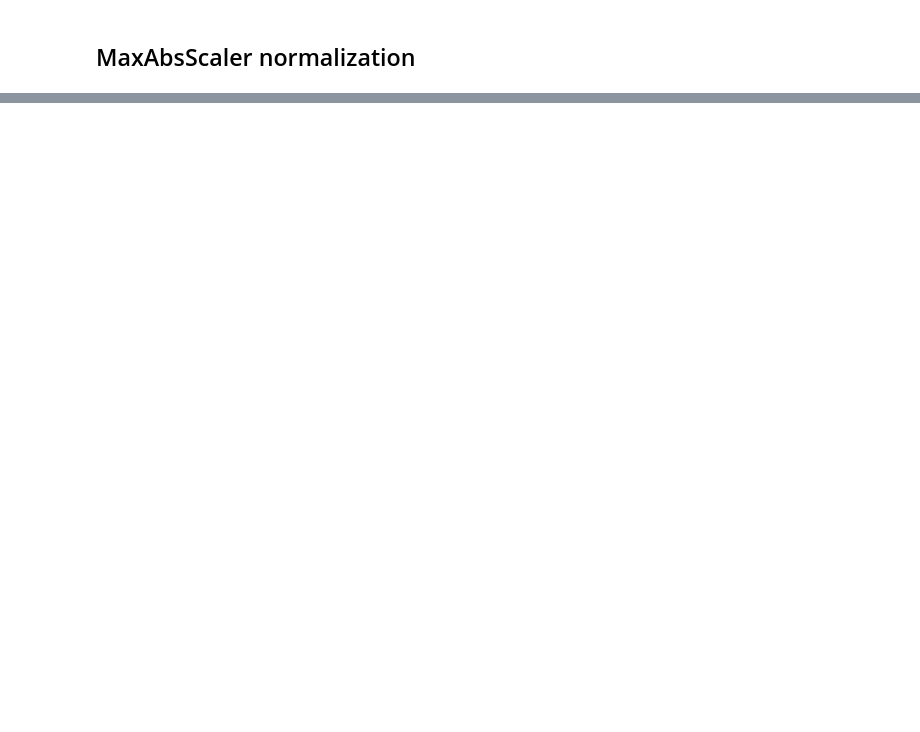
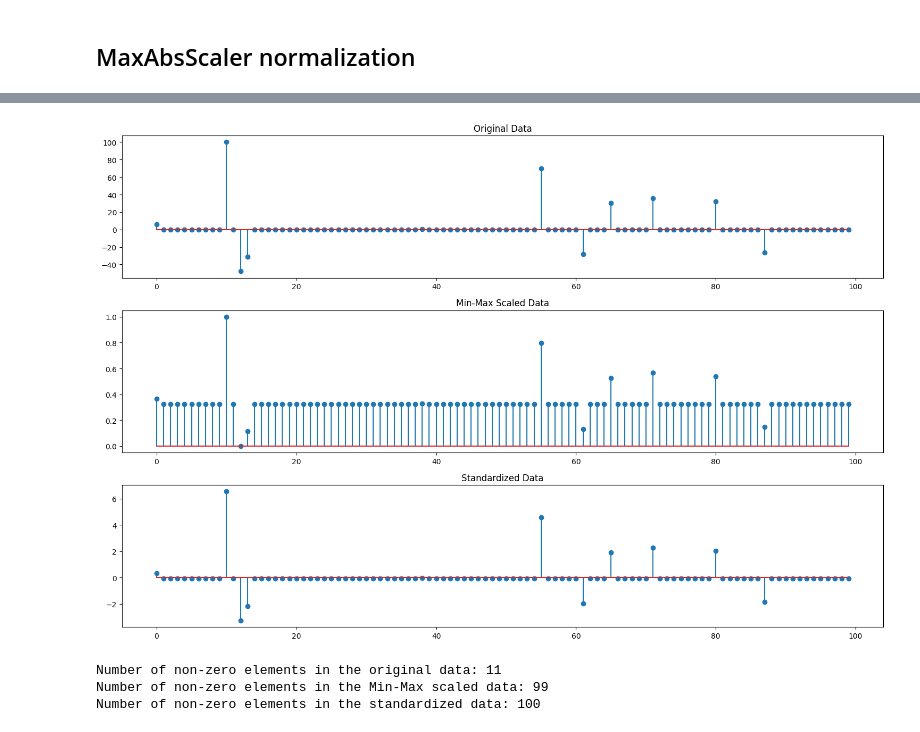
Before and after one commit to deepdewdeep/Pattern_Recognition, a Jupyter notebook: Graded Assignment 1.ipynb, the cells around one changed output, grey strips where cells are left out. Saved outputs shown, nothing was run; the diff lists cells and outputs as text; code cells hidden in the pictures; blank space fills up the shorter version.

Commit message:
On branch main  Your branch is up to date with 'origin/main'.
 Changes to be committed:
	modified:   Graded Assignment 1.ipynb

```diff
--- a/Graded Assignment 1.ipynb
+++ b/Graded Assignment 1.ipynb
@@ -59,0 +60,59 @@ plt.show()
+# %%
+# Min-Max scaling
+def min_max_scale(data):
+    min_val = np.min(data)
+    max_val = np.max(data)
+    scaled_data = (data - min_val) / (max_val - min_val)
+    return scaled_data
+
+# Standardization scaling (Z-score normalization)
+def standardize_scale(data):
+    mean_val = np.mean(data)
+    std_val = np.std(data)
+    scaled_data = (data - mean_val) / std_val
+    return scaled_data
+
+# Apply Min-Max scaling and Standardization scaling
+min_max_scaled_signal = min_max_scale(signal)
+standardized_signal = standardize_scale(signal)
+
+# Plotting original, Min-Max scaled, and standardized signals
+plt.figure(figsize=(15, 10))
+
+# Original signal
+plt.subplot(3, 1, 1)
+plt.title("Original Data")
+plt.stem(signal)
+
+# Min-Max scaled signal
+plt.subplot(3, 1, 2)
+plt.title("Min-Max Scaled Data")
+plt.stem(min_max_scaled_signal)
+
+# Standardized signal
+plt.subplot(3, 1, 3)
+plt.title("Standardized Data")
+plt.stem(standardized_signal)
+
+plt.tight_layout()
+plt.show()
+# %% [output]
+[figure, added]
+# %%
+# Count non-zero elements in the original data
+count_nonzero_original = np.count_nonzero(signal)
+
+# Count non-zero elements in the Min-Max scaled data
+count_nonzero_min_max = np.count_nonzero(min_max_scaled_signal)
+
+# Count non-zero elements in the standardized data
+count_nonzero_standardized = np.count_nonzero(standardized_signal)
+
+# Print the counts
+print("Number of non-zero elements in the original data:", count_nonzero_original)
+print("Number of non-zero elements in the Min-Max scaled data:", count_nonzero_min_max)
+print("Number of non-zero elements in the standardized data:", count_nonzero_standardized)
+# %% [output]
+Number of non-zero elements in the original data: 11
+Number of non-zero elements in the Min-Max scaled data: 99
+Number of non-zero elements in the standardized data: 100
```
Also changed, not shown: parts of 2 cells of this notebook.
